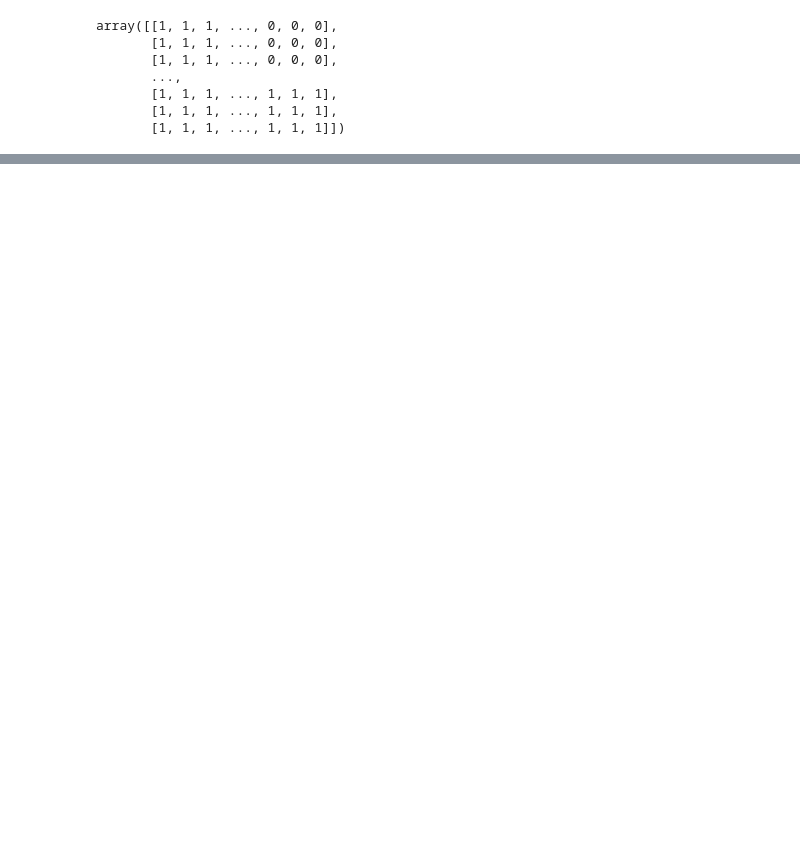
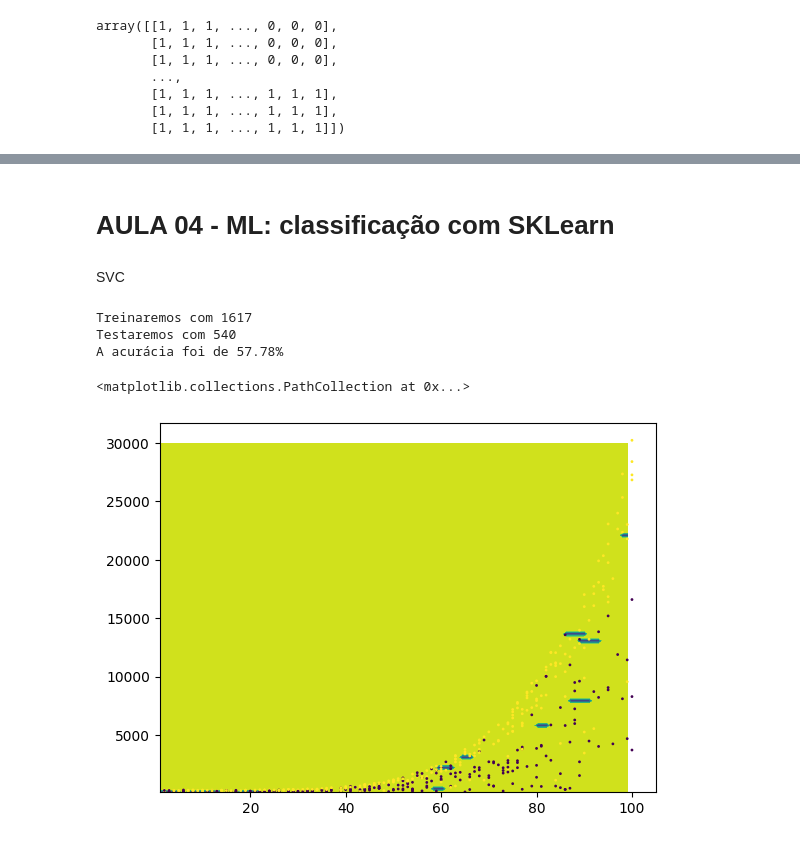
Before and after one commit to Ygor-Amaro/Alura---Machine-Learning-na-pr-tica-fundamentos-e-aplica-es, a Jupyter notebook: Curso_de_Machine_Learning_classificação_com_SKLearn.ipynb, the cells around one changed output, grey strips where cells are left out. Cells and saved outputs as stored; diff of their text form; code cells hidden in the pictures; blank space fills up the shorter version.

```diff
--- a/Curso_de_Machine_Learning_classificação_com_SKLearn.ipynb
+++ b/Curso_de_Machine_Learning_classificação_com_SKLearn.ipynb
@@ -345,0 +346,49 @@ plt.scatter(teste_x['horas_esperadas'], teste_x['preco'], c=teste_y, s=1)
+# %% [markdown]
+# AULA 04 - ML: classificação com SKLearn
+# %% [markdown]
+SVC
+# %%
+from sklearn.model_selection import train_test_split
+from sklearn.svm import SVC
+from sklearn.metrics import accuracy_score
+
+SEED = 20
+
+treino_x, teste_x, treino_y, teste_y = train_test_split(x, y,
+                                                         random_state = SEED,
+                                                         stratify = y)
+print(f"Treinaremos com {len(treino_x)}")
+print(f"Testaremos com {len(teste_x)}")
+
+modelo = SVC(gamma='auto')
+modelo.fit(treino_x, treino_y)
+previsoes = modelo.predict(teste_x)
+
+acuracia = accuracy_score(teste_y, previsoes) * 100
+print(f"A acurácia foi de {acuracia:.2f}%")
+# %% [output]
+Treinaremos com 1617
+Testaremos com 540
+A acurácia foi de 57.78%
+# %%
+x_min = teste_x["horas_esperadas"].min()
+x_max = teste_x["horas_esperadas"].max()
+y_min = teste_x["preco"].min()
+y_max = teste_x["preco"].max()
+
+pixels = 100
+
+eixo_x = np.arange(x_min, x_max, (x_max - x_min) / pixels)
+eixo_y = np.arange(y_min, y_max, (y_max - y_min) / pixels)
+
+xx, yy = np.meshgrid(eixo_x, eixo_y)
+pontos = np.c_[xx.ravel(), yy.ravel()]
+
+Z = modelo.predict(pontos)
+Z = Z.reshape(xx.shape)
+
+plt.contourf(xx, yy, Z)
+plt.scatter(teste_x["horas_esperadas"], teste_x["preco"], c=teste_y, s=1)
+# %% [output]
+<matplotlib.collections.PathCollection at 0x...>
+[figure, added]
```
Also changed, not shown: parts of 21 cells of this notebook.
